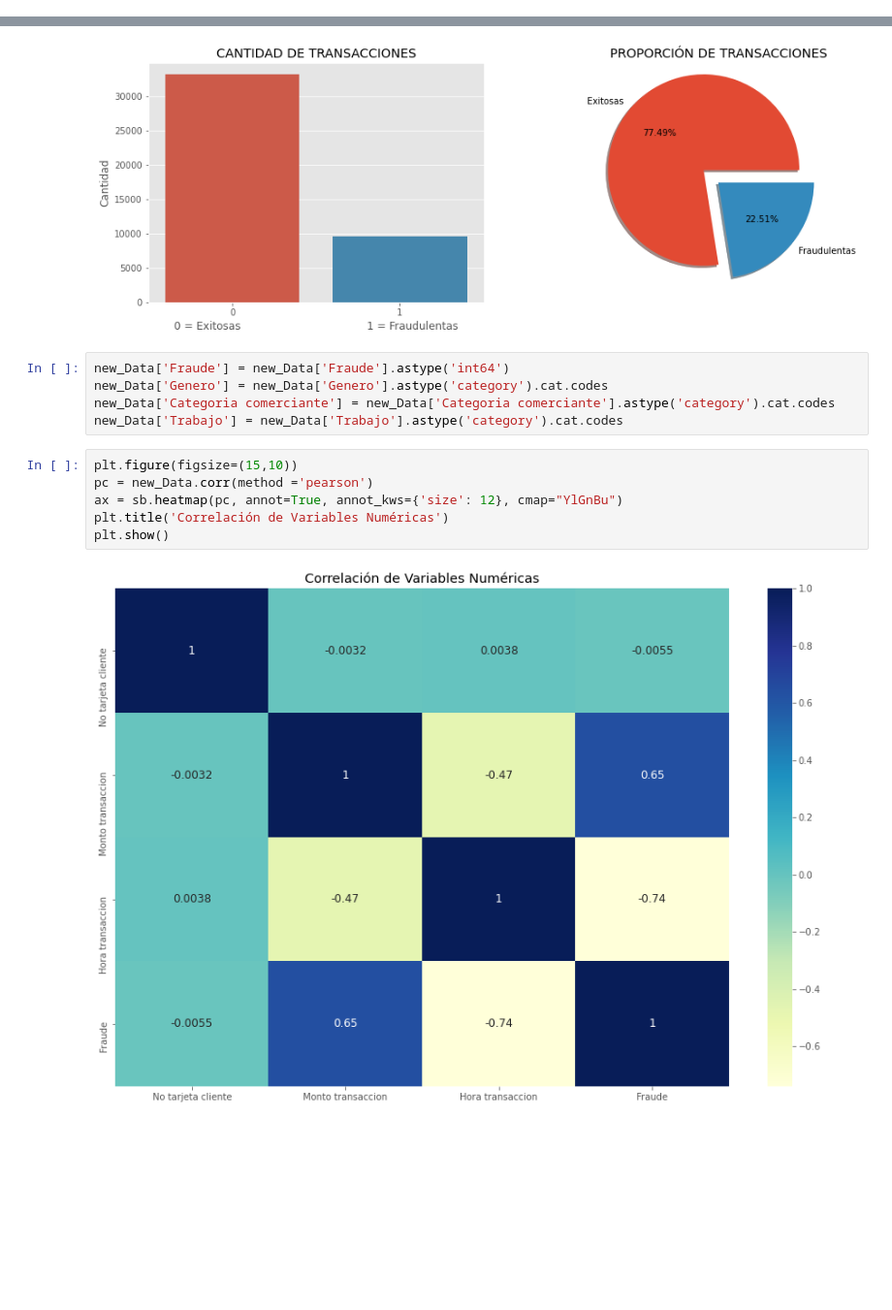
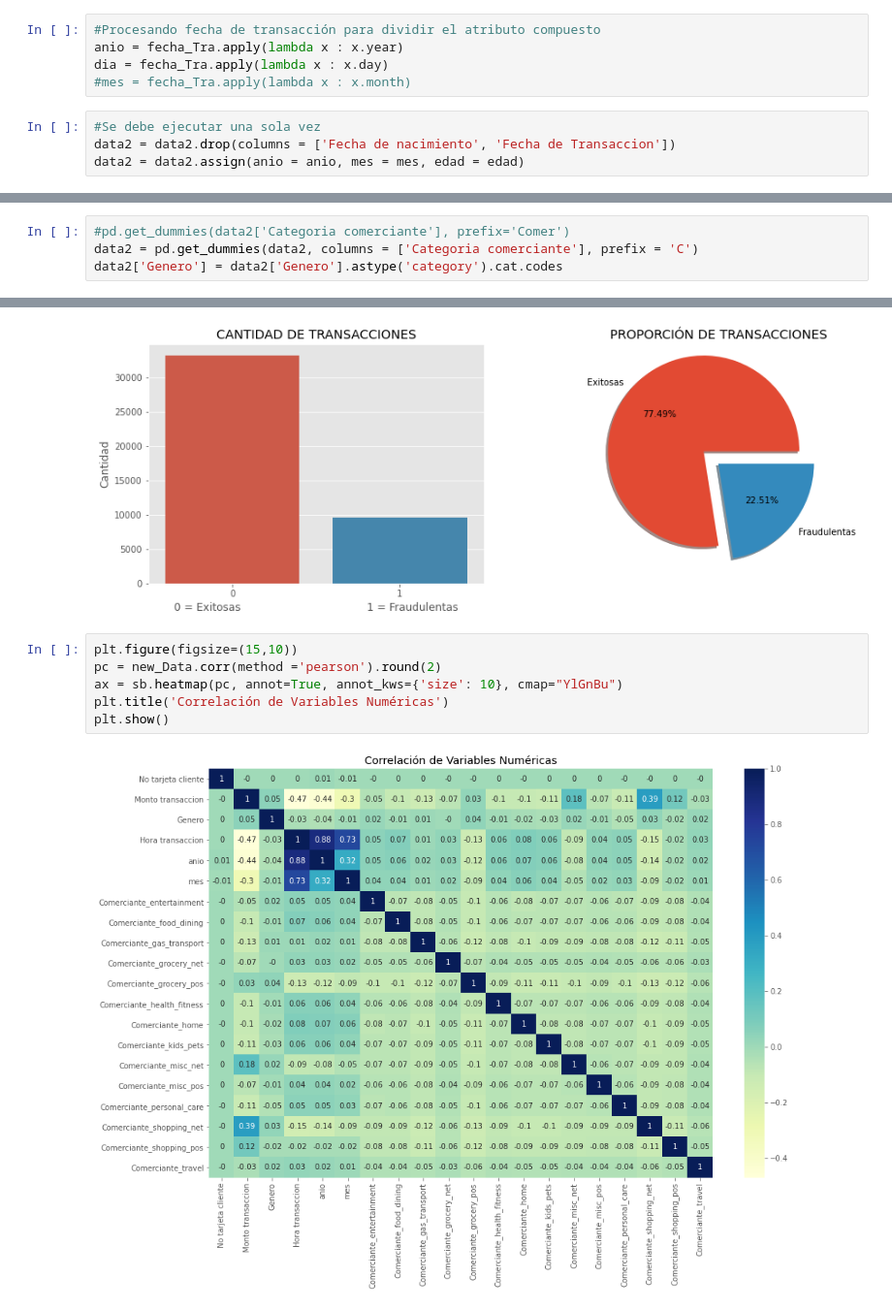
Before and after one commit to Bmez1/Proyecto_CD, a Jupyter notebook: Fraude.ipynb, the cells around one changed output, grey strips where cells are left out. Shown at 97% size. Drawn from its saved outputs; the diff is of its cells as text; blank space fills up the shorter version.

```diff
--- a/Fraude.ipynb
+++ b/Fraude.ipynb
@@ -469,0 +498,9 @@ dtype: int64
+# %%
+#Procesando fecha de transacción para dividir el atributo compuesto
+anio = fecha_Tra.apply(lambda x : x.year)
+dia = fecha_Tra.apply(lambda x : x.day)
+#mes = fecha_Tra.apply(lambda x : x.month)
+# %%
+#Se debe ejecutar una sola vez
+data2 = data2.drop(columns = ['Fecha de nacimiento', 'Fecha de Transaccion'])
+data2 = data2.assign(anio = anio, mes = mes, edad = edad)
@@ -469,0 +534,4 @@ dtype: int64
+# %%
+#pd.get_dummies(data2['Categoria comerciante'], prefix='Comer')
+data2 = pd.get_dummies(data2, columns = ['Categoria comerciante'], prefix = 'C')
+data2['Genero'] = data2['Genero'].astype('category').cat.codes
@@ -524,16 +628,11 @@ ax1.set(xlabel = f'0 = Exitosas {" "*35} 1 = Fraudulentas')
 plt.show()
 # %% [output]
 [figure]
-# %%
-new_Data['Fraude'] = new_Data['Fraude'].astype('int64')
-new_Data['Genero'] = new_Data['Genero'].astype('category').cat.codes
-new_Data['Categoria comerciante'] = new_Data['Categoria comerciante'].astype('category').cat.codes
-new_Data['Trabajo'] = new_Data['Trabajo'].astype('category').cat.codes
 # %%
 plt.figure(figsize=(15,10))
-pc = new_Data.corr(method ='pearson')
-ax = sb.heatmap(pc, annot=True, annot_kws={'size': 12}, cmap="YlGnBu")
+pc = new_Data.corr(method ='pearson').round(2)
+ax = sb.heatmap(pc, annot=True, annot_kws={'size': 10}, cmap="YlGnBu")
 plt.title('Correlación de Variables Numéricas')
 plt.show()
 # %% [output]
-[figure, old version]
+[figure, new version]
```
Also changed, not shown: parts of 28 cells of this notebook.
